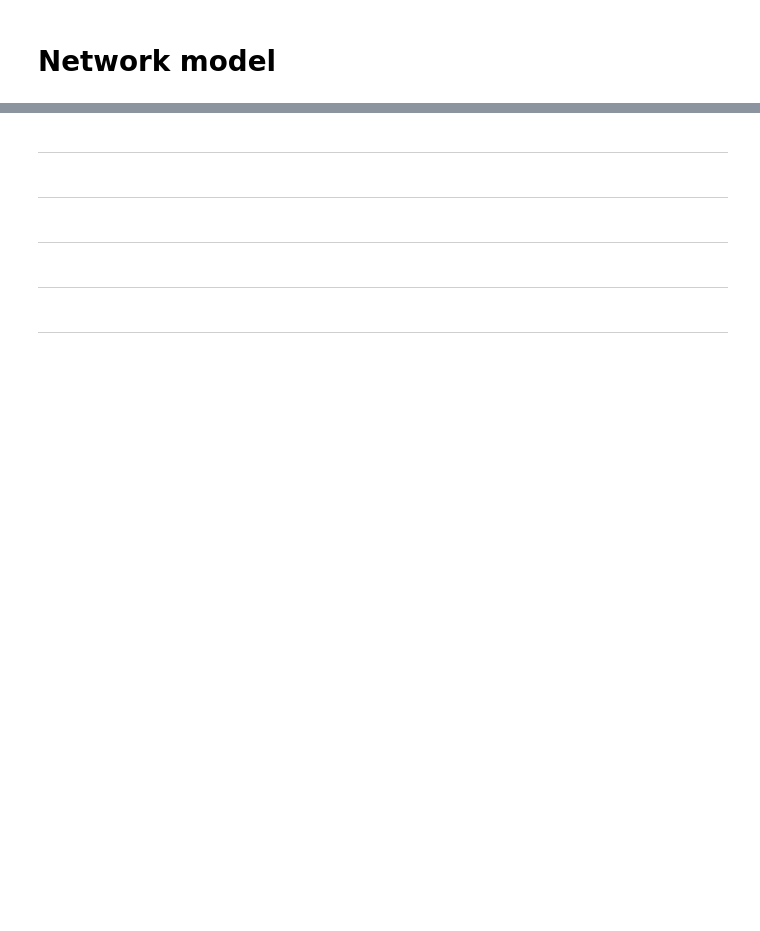
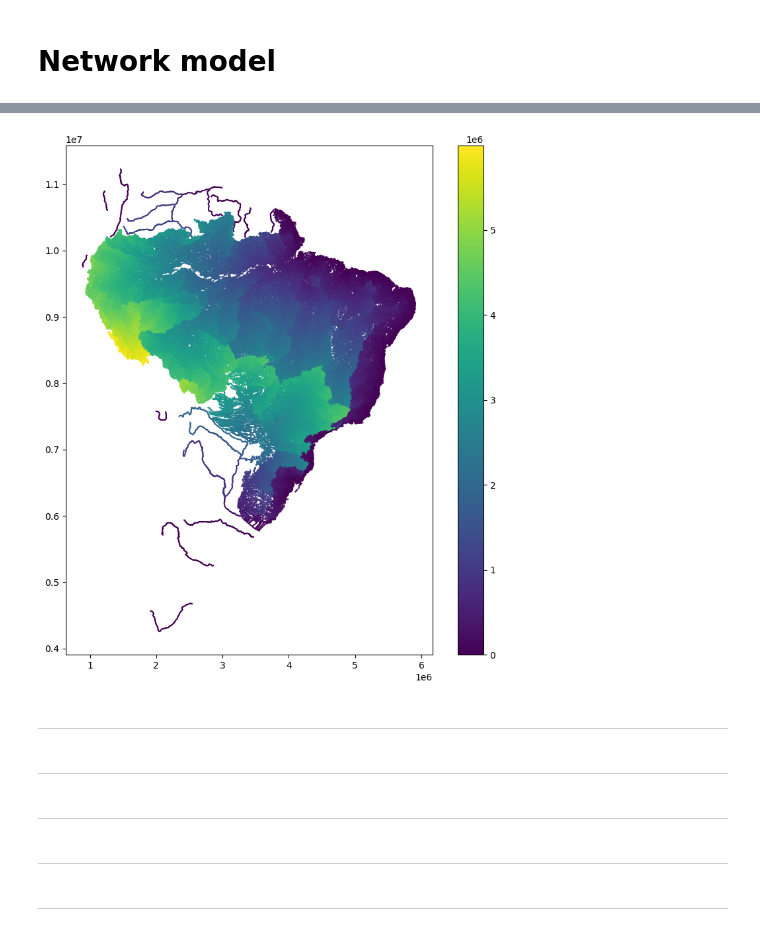
Before and after one commit to felixschulz385/Masterthesis, a Jupyter notebook: code/experiments/drainage.ipynb, the cells around one changed output, grey strips where cells are left out. Saved outputs shown, nothing was run; the diff lists cells and outputs as text; code cells hidden in the pictures; blank space fills up the shorter version.

```diff
--- a/code/experiments/drainage.ipynb
+++ b/code/experiments/drainage.ipynb
@@ -53,0 +72,7 @@ boundaries_subset = gpd.clip(boundaries, grid_data.geometry.iloc[i])
+# %%
+import matplotlib.pyplot as plt
+fig, ax = plt.subplots(figsize=(10, 10))
+rivers_brazil_shapefile.plot(ax=ax, column = "distance_from_estuary", cmap = "viridis", legend = True)
+fig.savefig("/pfs/work7/workspace/scratch/tu_zxobe27-master_thesis/code/experiments/rivers_brazil.png", dpi=300)
+# %% [output]
+[figure, added]
```
Also changed, not shown: parts of 7 cells of this notebook, 10 other files.
